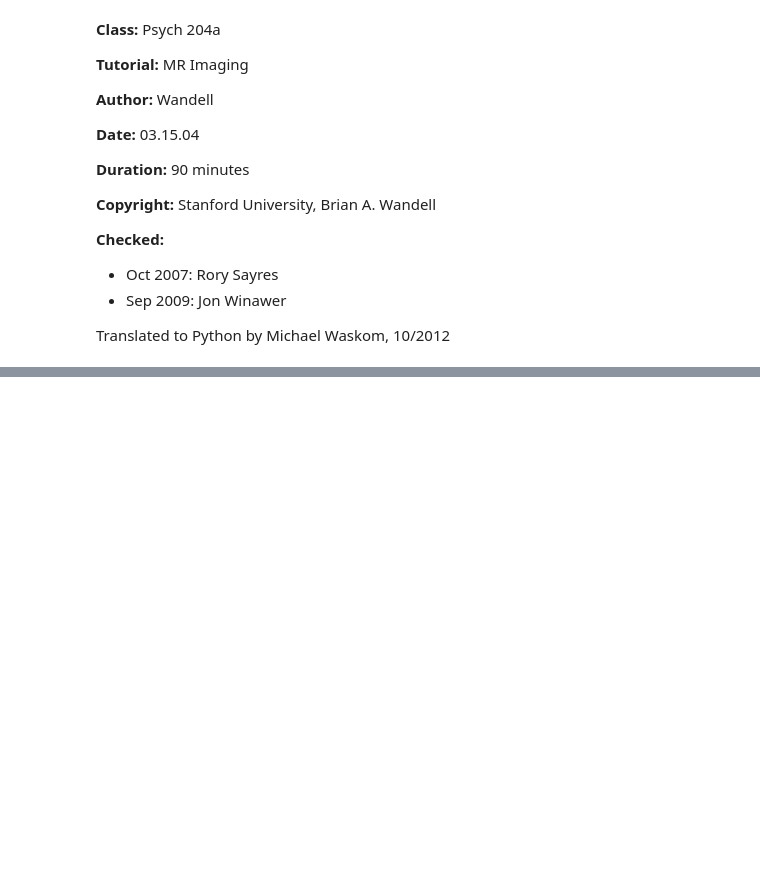
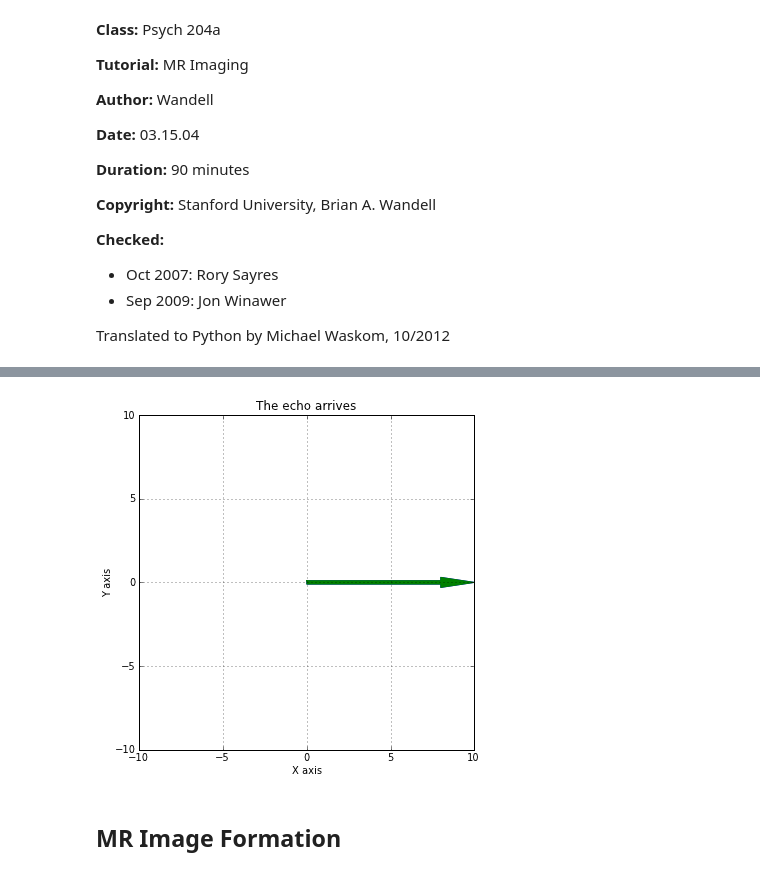
Before and after one commit to mwaskom/Psych204A, a Jupyter notebook: mrImaging.ipynb, the cells around one changed output, grey strips where cells are left out. Cells and saved outputs as stored; diff of their text form; code cells hidden in the pictures; blank space fills up the shorter version.

```diff
--- a/mrImaging.ipynb
+++ b/mrImaging.ipynb
@@ -178,0 +308,6 @@ return;
+# %%
+spin_echo(TE=16)
+# %% [output]
+[figure, added]
+# %% [markdown]
+## MR Image Formation
```
Also changed, not shown: parts of 88 cells of this notebook.
